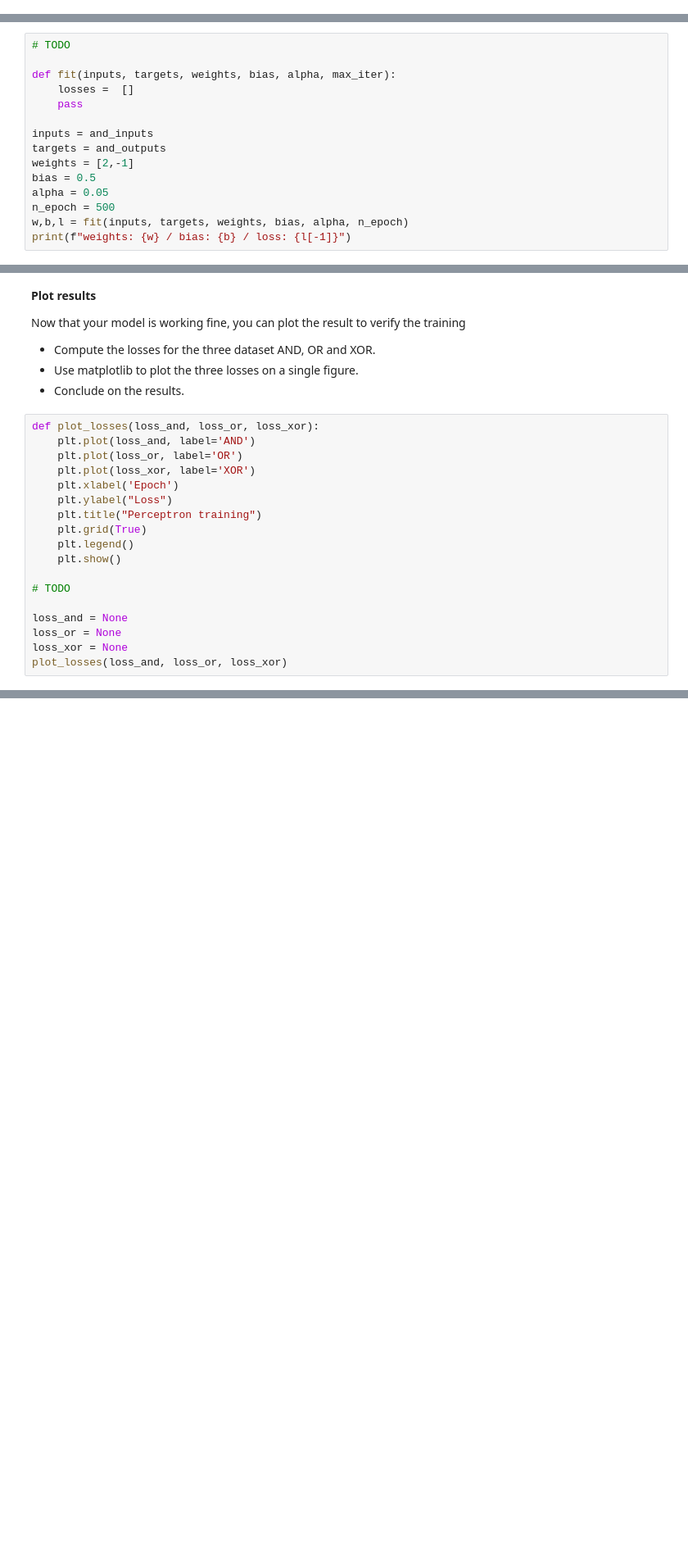
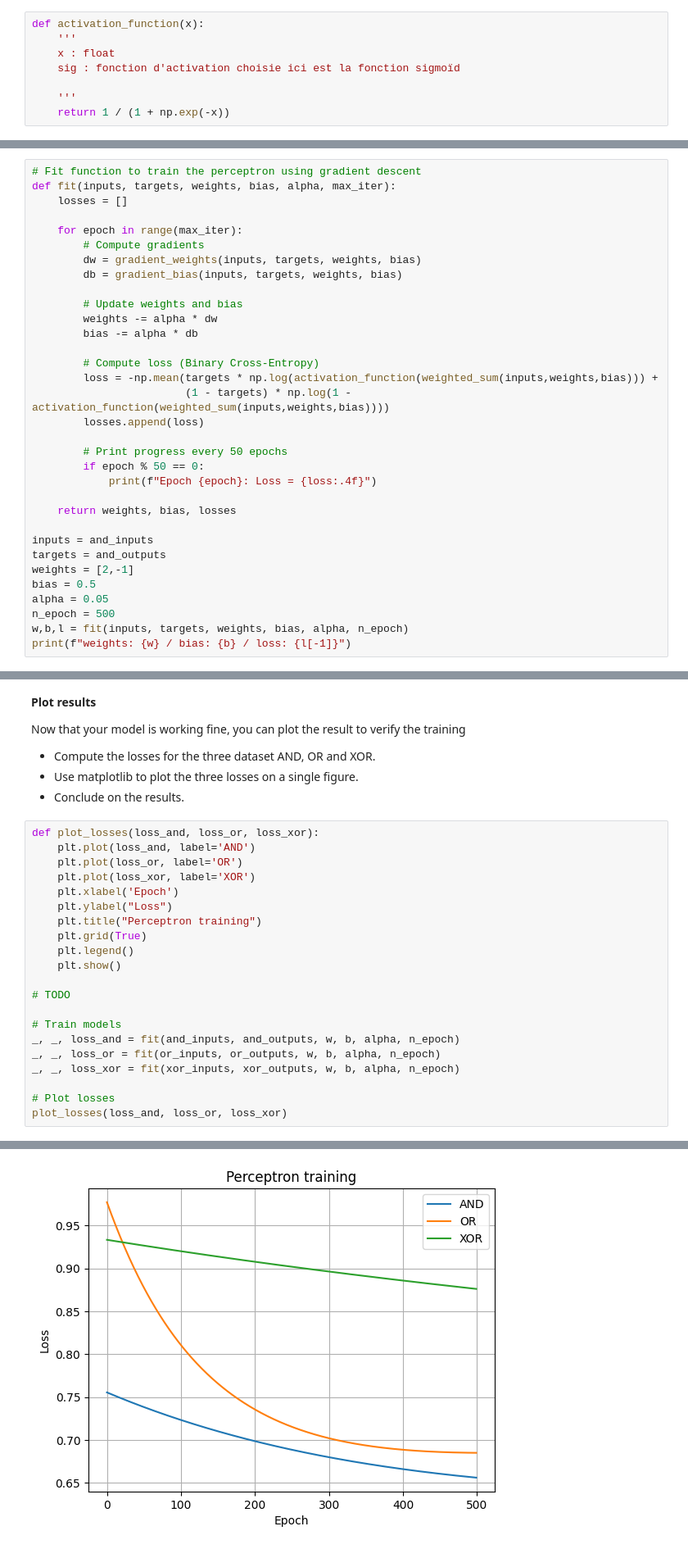
Before and after one commit to Moussa-Kalla/deep_learning_course, a Jupyter notebook: part1_artificial_neural_network/perceptron.ipynb, the cells around one changed output, grey strips where cells are left out. Shown at 82% size. Saved outputs shown, nothing was run; the diff lists cells and outputs as text; blank space fills up the shorter version.

```diff
--- a/part1_artificial_neural_network/perceptron.ipynb
+++ b/part1_artificial_neural_network/perceptron.ipynb
@@ -144,3 +151,11 @@ def activation_function(x):
+# %%
+def activation_function(x):
+    '''
+    x : float
+    sig : fonction d'activation choisie ici est la fonction sigmoïd
+
+    '''
+    return 1 / (1 + np.exp(-x))
 # %% [markdown]
 **Perceptron**
 - Complete the code below to create the forward function of your percetron.
@@ -238,11 +271,29 @@ Now that you have computed the gradient, you can perform the gradient descent!
 - The gradient descent is an iterative algorithm
     - Loop the algorithm until you reach a set number of iterations.
 # %%
-# TODO
+# Fit function to train the perceptron using gradient descent
+def fit(inputs, targets, weights, bias, alpha, max_iter):
+    losses = []
 
-def fit(inputs, targets, weights, bias, alpha, max_iter):
-    losses =  []
-    pass
+    for epoch in range(max_iter):
+        # Compute gradients
+        dw = gradient_weights(inputs, targets, weights, bias)
+        db = gradient_bias(inputs, targets, weights, bias)
+
+        # Update weights and bias
+        weights -= alpha * dw
+        bias -= alpha * db
+
+        # Compute loss (Binary Cross-Entropy)
+        loss = -np.mean(targets * np.log(activation_function(weighted_sum(inputs,weights,bias))) +
+                        (1 - targets) * np.log(1 - activation_function(weighted_sum(inputs,weights,bias))))
+        losses.append(loss)
+
+        # Print progress every 50 epochs
+        if epoch % 50 == 0:
+            print(f"Epoch {epoch}: Loss = {loss:.4f}")
+
+    return weights, bias, losses
 
 inputs = and_inputs
 targets = and_outputs
@@ -273,7 +336,11 @@ def plot_losses(loss_and, loss_or, loss_xor):
 
 # TODO
 
-loss_and = None
-loss_or = None
-loss_xor = None
+# Train models
+_, _, loss_and = fit(and_inputs, and_outputs, w, b, alpha, n_epoch)
+_, _, loss_or = fit(or_inputs, or_outputs, w, b, alpha, n_epoch)
+_, _, loss_xor = fit(xor_inputs, xor_outputs, w, b, alpha, n_epoch)
+
+# Plot losses
 plot_losses(loss_and, loss_or, loss_xor)
+# %% [output]
@@ -280,3 +364,4 @@ plot_losses(loss_and, loss_or, loss_xor)
+[figure, added]
 # %% [markdown]
 # BONUS
 
```
Also changed, not shown: parts of 11 cells of this notebook.
